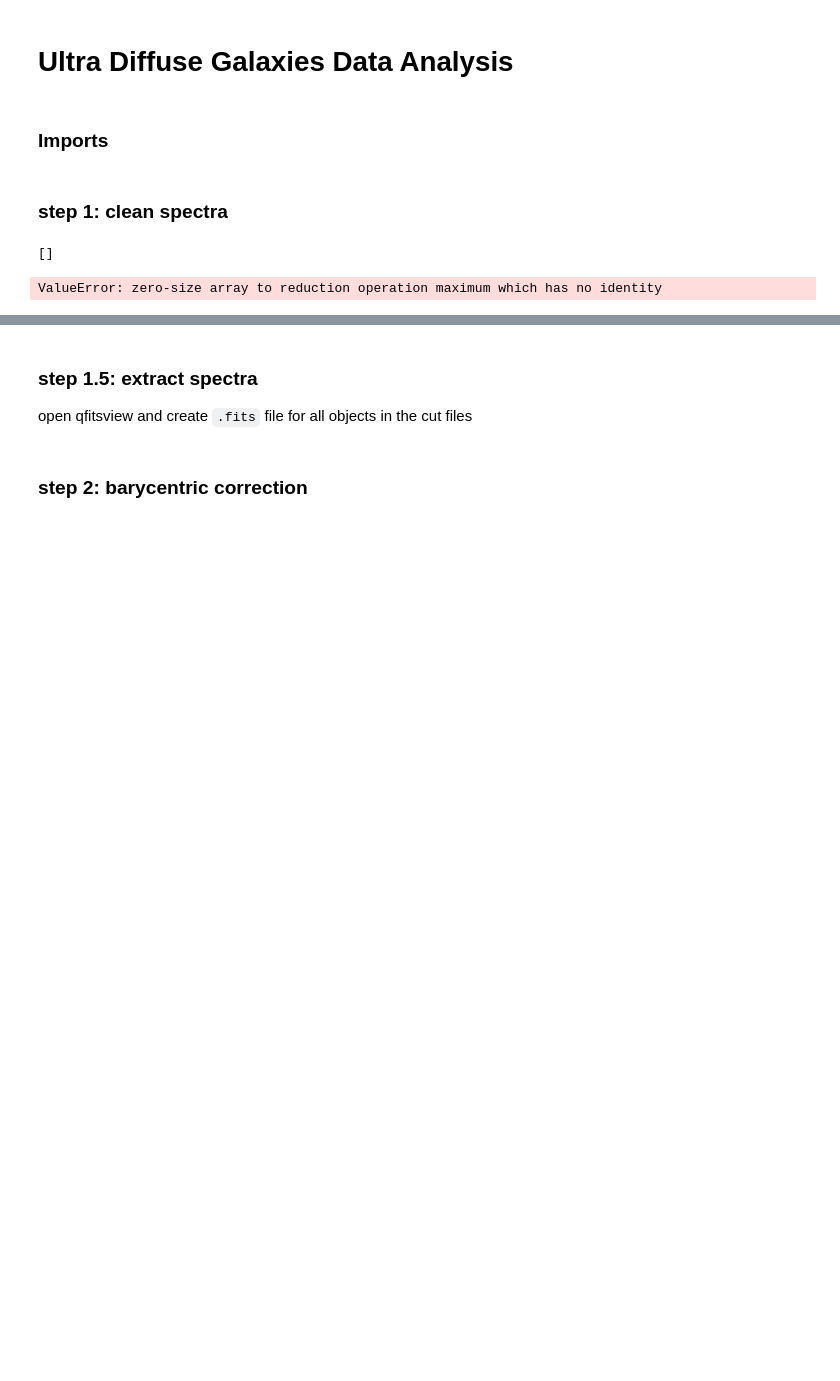
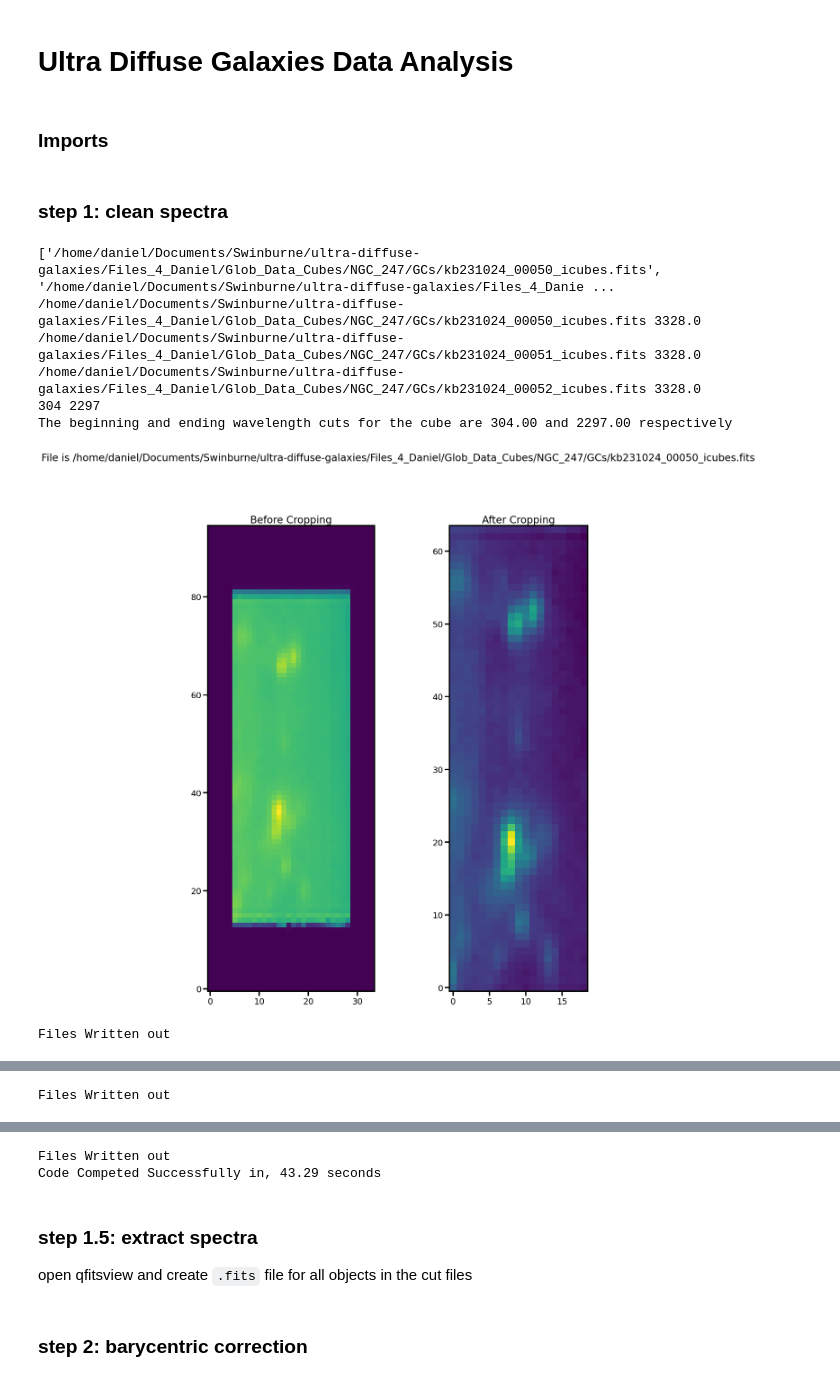
Before and after one commit to daniel-lyon/CAS-Summer-Project, a Jupyter notebook: scripts/main.ipynb, the cells around one changed output, grey strips where cells are left out. Saved outputs shown, nothing was run; the diff lists cells and outputs as text; code cells hidden in the pictures; blank space fills up the shorter version.

```diff
--- a/scripts/main.ipynb
+++ b/scripts/main.ipynb
@@ -21,14 +19,21 @@ warnings.filterwarnings('ignore')
 ### step 1: clean spectra
 # %%
 """ User inputs """
-s1_file_directory = '/home/daniel/Documents/Swinburne/ultra-diffuse-galaxies/Files_4_Daniel/Glob_Data_Cubes/F8D1/F8D1/GC' # path to directory containing spectra
-s1_file_keyword = '*kb*ocubes*' # keyword to find files in directory
+from cube_cut import cut_cube
+s1_file_directory = '/home/daniel/Documents/Swinburne/ultra-diffuse-galaxies/Files_4_Daniel/Glob_Data_Cubes/NGC_247/GCs/' # path to directory containing spectra
+s1_file_keyword = '*kb*icubes*' # keyword to find files in directory
 x_low = 7 # lowest and highest xvalue of the spaxel to be INCLUDED in the rectangle
 x_high = 25
 y_low = 17 # lowest and highest yvalue of the spaxel to be INCLUDED in the rectangle
 y_high = 80
 
 cut_cube(s1_file_directory, s1_file_keyword, x_low, x_high, y_low, y_high)
 # %% [output]
-[]
+['/home/daniel/Documents/Swinburne/ultra-diffuse-galaxies/Files_4_Daniel/Glob_Data_Cubes/NGC_247/GCs/kb231024_00050_icubes.fits', '/home/daniel/Documents/Swinburne/ultra-diffuse-galaxies/Files_4_Danie ...
+/home/daniel/Documents/Swinburne/ultra-diffuse-galaxies/Files_4_Daniel/Glob_Data_Cubes/NGC_247/GCs/kb231024_00050_icubes.fits 3328.0
+/home/daniel/Documents/Swinburne/ultra-diffuse-galaxies/Files_4_Daniel/Glob_Data_Cubes/NGC_247/GCs/kb231024_00051_icubes.fits 3328.0
+/home/daniel/Documents/Swinburne/ultra-diffuse-galaxies/Files_4_Daniel/Glob_Data_Cubes/NGC_247/GCs/kb231024_00052_icubes.fits 3328.0
+304 2297
+The beginning and ending wavelength cuts for the cube are 304.00 and 2297.00 respectively
+[figure, added]
-ValueError: zero-size array to reduction operation maximum which has no identity
+Files Written out
@@ -34,0 +41 @@ ValueError: zero-size array to reduction operation maximum which has no identity
+Files Written out
@@ -35,3 +43,5 @@ ValueError: zero-size array to reduction operation maximum which has no identity
+Files Written out
+Code Competed Successfully in, 43.29 seconds
 # %% [markdown]
 ### step 1.5: extract spectra
 open qfitsview and create `.fits` file for all objects in the cut files
```
Also changed, not shown: parts of 3 cells of this notebook, 23 other files.
